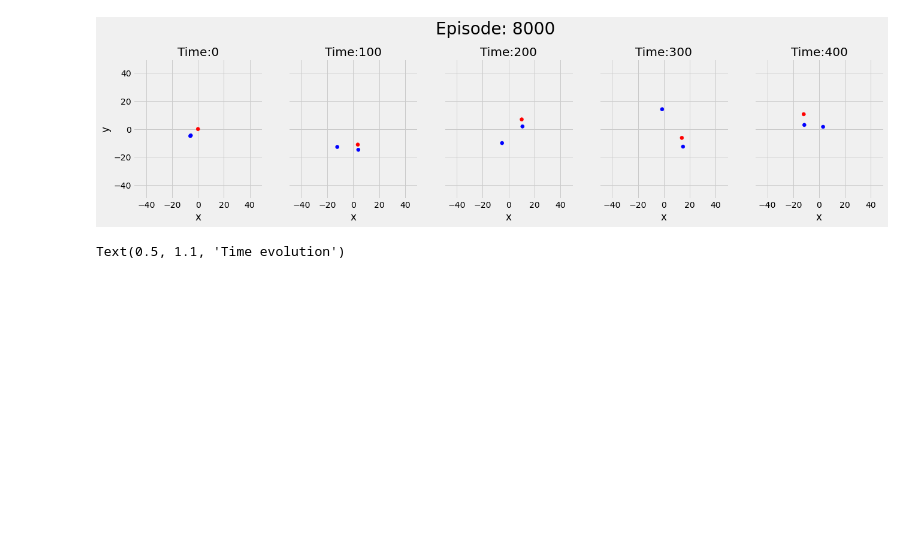
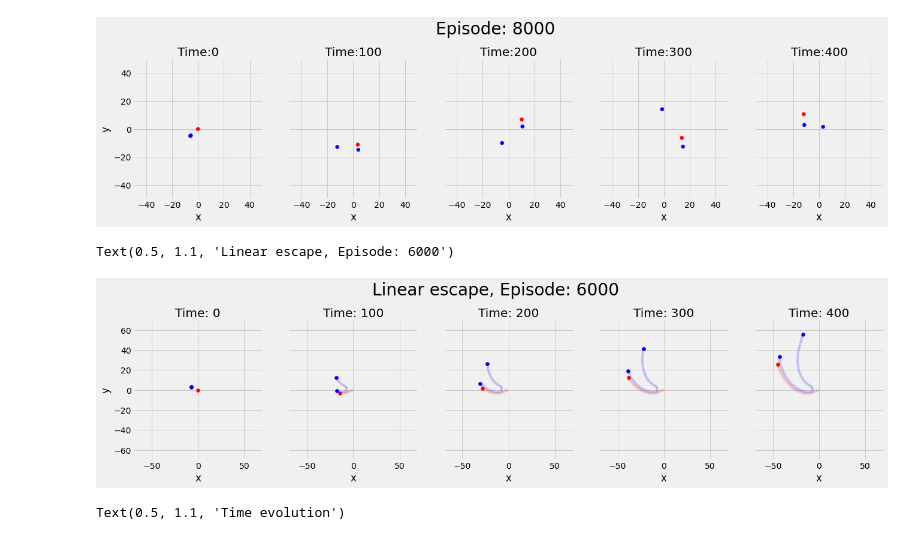
Before and after one commit to fbrand-new/reinforced-birds, a Jupyter notebook: Episode_plotting.ipynb, the cells around one changed output. Saved outputs shown, nothing was run; the diff lists cells and outputs as text; code cells hidden in the pictures; blank space fills up the shorter version.

```diff
--- a/Episode_plotting.ipynb
+++ b/Episode_plotting.ipynb
@@ -128,3 +109,30 @@ plot_instant(8000,ts)
+# %%
+fig, ax = plt.subplots(1,len(time_step),figsize=(20,4))
+
+for k, ts in enumerate(time_step):
+    for i in range(birds_num):
+
+        col = "blue"
+        if i == 0:
+            col = "red"
+
+        ax[k].plot(df["x"+str(i)][0:ts], df["y"+str(i)][0:ts],col,alpha=0.2)
+        ax[k].scatter(df["x"+str(i)][ts], df["y"+str(i)][ts],c=col)
+    ax[k].set_xlim((-70,70))
+    ax[k].set_ylim((-70,70))
+    ax[k].set_title("Time: " + str(ts))
+    ax[k].set_xlabel("x")
+    ax[k].set_ylabel("y")
+    ax[k].label_outer()
+
+fig.suptitle('Linear escape, Episode: ' + str(ep),y=1.10,fontsize=28)
+#ax[0].plot(df["x1"][0:time_step[1]], df["y1"][0:time_step[1]],alpha=0.2)
+#ax[0].scatter(df["x0"][time_step[1]], df["y0"][time_step[1]])
+# ax[0].set_xlim((-50,50))
+# ax[0].set_ylim((-50,50))
+# %% [output]
+Text(0.5, 1.1, 'Linear escape, Episode: 6000')
+[figure, added]
 # %%
 plt.style.use('fivethirtyeight')
 
```
Also changed, not shown: parts of 18 cells of this notebook, 9 other files.
